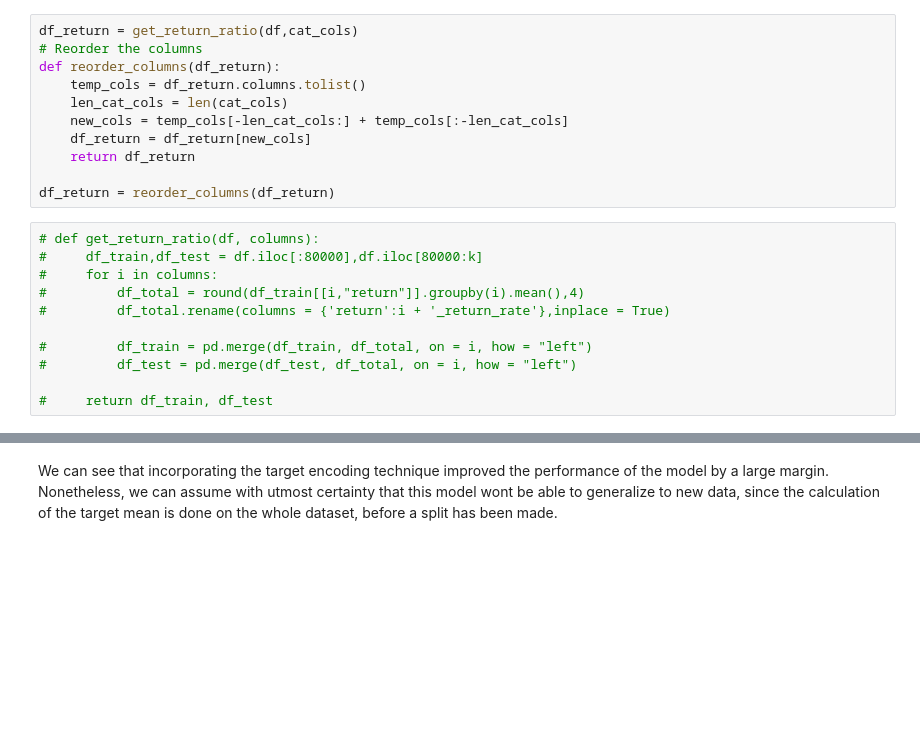
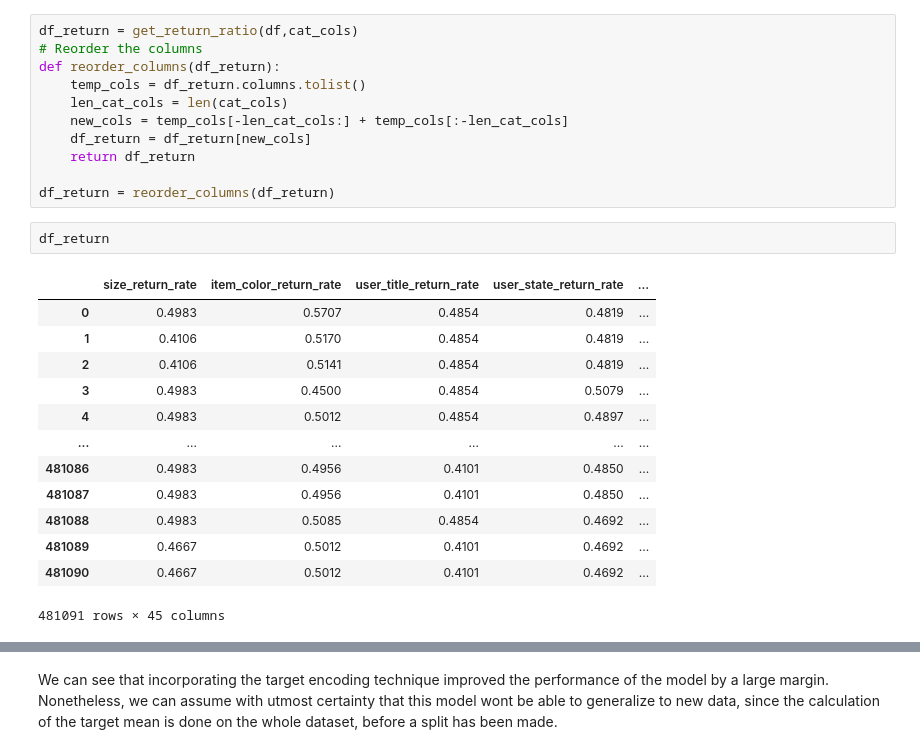
Before and after one commit to teodor-georgiev/Online-Retailer-Analysis-2014, a Jupyter notebook: 3. Feature Engineering of the target variable work in progress.ipynb, the cells around one changed output, grey strips where cells are left out. Drawn from its saved outputs; the diff is of its cells as text; blank space fills up the shorter version.

```diff
--- a/3. Feature Engineering of the target variable work in progress.ipynb
+++ b/3. Feature Engineering of the target variable work in progress.ipynb
@@ -331,17 +328,22 @@ def reorder_columns(df_return):
     return df_return
 
 df_return = reorder_columns(df_return)
-# %%
-# def get_return_ratio(df, columns):
-#     df_train,df_test = df.iloc[:80000],df.iloc[80000:k]
-#     for i in columns:
-#         df_total = round(df_train[[i,"return"]].groupby(i).mean(),4)
-#         df_total.rename(columns = {'return':i + '_return_rate'},inplace = True)
-
-#         df_train = pd.merge(df_train, df_total, on = i, how = "left")
-#         df_test = pd.merge(df_test, df_total, on = i, how = "left")
-
-#     return df_train, df_test
+# %%
+df_return
+# %% [output]
+|  | size_return_rate | item_color_return_rate | user_title_return_rate | user_state_return_rate | ... |
+| 0 | 0.4983 | 0.5707 | 0.4854 | 0.4819 | ... |
+| 1 | 0.4106 | 0.5170 | 0.4854 | 0.4819 | ... |
+| 2 | 0.4106 | 0.5141 | 0.4854 | 0.4819 | ... |
+| 3 | 0.4983 | 0.4500 | 0.4854 | 0.5079 | ... |
+| 4 | 0.4983 | 0.5012 | 0.4854 | 0.4897 | ... |
+| ... | ... | ... | ... | ... | ... |
+| 481086 | 0.4983 | 0.4956 | 0.4101 | 0.4850 | ... |
+| 481087 | 0.4983 | 0.4956 | 0.4101 | 0.4850 | ... |
+| 481088 | 0.4983 | 0.5085 | 0.4854 | 0.4692 | ... |
+| 481089 | 0.4667 | 0.5012 | 0.4101 | 0.4692 | ... |
+| 481090 | 0.4667 | 0.5012 | 0.4101 | 0.4692 | ... |
+481091 rows × 45 columns
 # %%
 catboost_model,catboost_auc = catboost_classifier(df_return,[])
 # %% [output]
```
Also changed, not shown: parts of 17 cells of this notebook.
